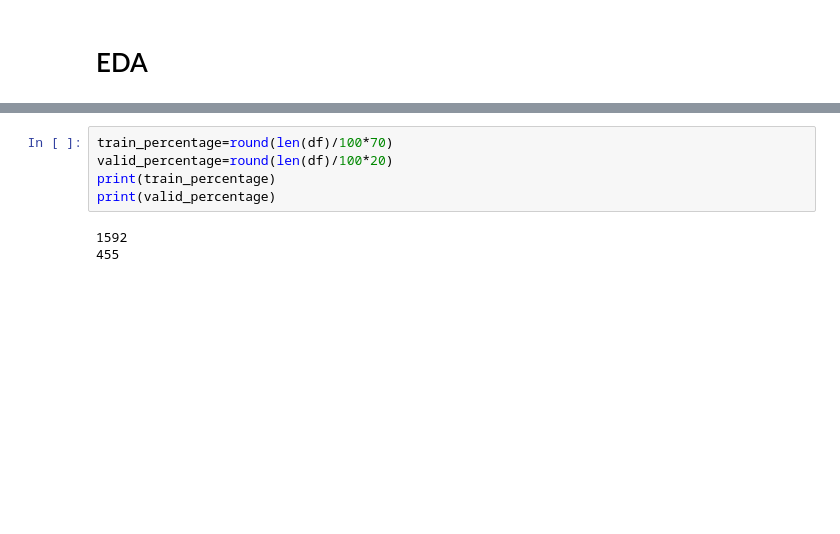
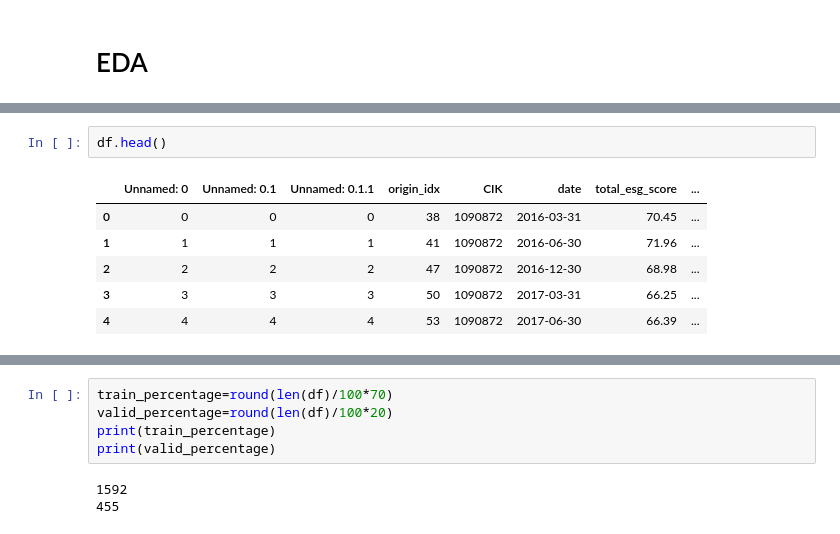
Before and after one commit to smehra3/ESG_NLP, a Jupyter notebook: EDA_10Q_Final.ipynb, the cells around one changed output, grey strips where cells are left out. Drawn from its saved outputs; the diff is of its cells as text; blank space fills up the shorter version.

```diff
--- a/EDA_10Q_Final.ipynb
+++ b/EDA_10Q_Final.ipynb
@@ -97,0 +117,9 @@ df.head()
+# %%
+df.head()
+# %% [output]
+|  | Unnamed: 0 | Unnamed: 0.1 | Unnamed: 0.1.1 | origin_idx | CIK | date | total_esg_score | ... |
+| 0 | 0 | 0 | 0 | 38 | 1090872 | 2016-03-31 | 70.45 | ... |
+| 1 | 1 | 1 | 1 | 41 | 1090872 | 2016-06-30 | 71.96 | ... |
+| 2 | 2 | 2 | 2 | 47 | 1090872 | 2016-12-30 | 68.98 | ... |
+| 3 | 3 | 3 | 3 | 50 | 1090872 | 2017-03-31 | 66.25 | ... |
+| 4 | 4 | 4 | 4 | 53 | 1090872 | 2017-06-30 | 66.39 | ... |
```
Also changed, not shown: parts of 6 cells of this notebook.
